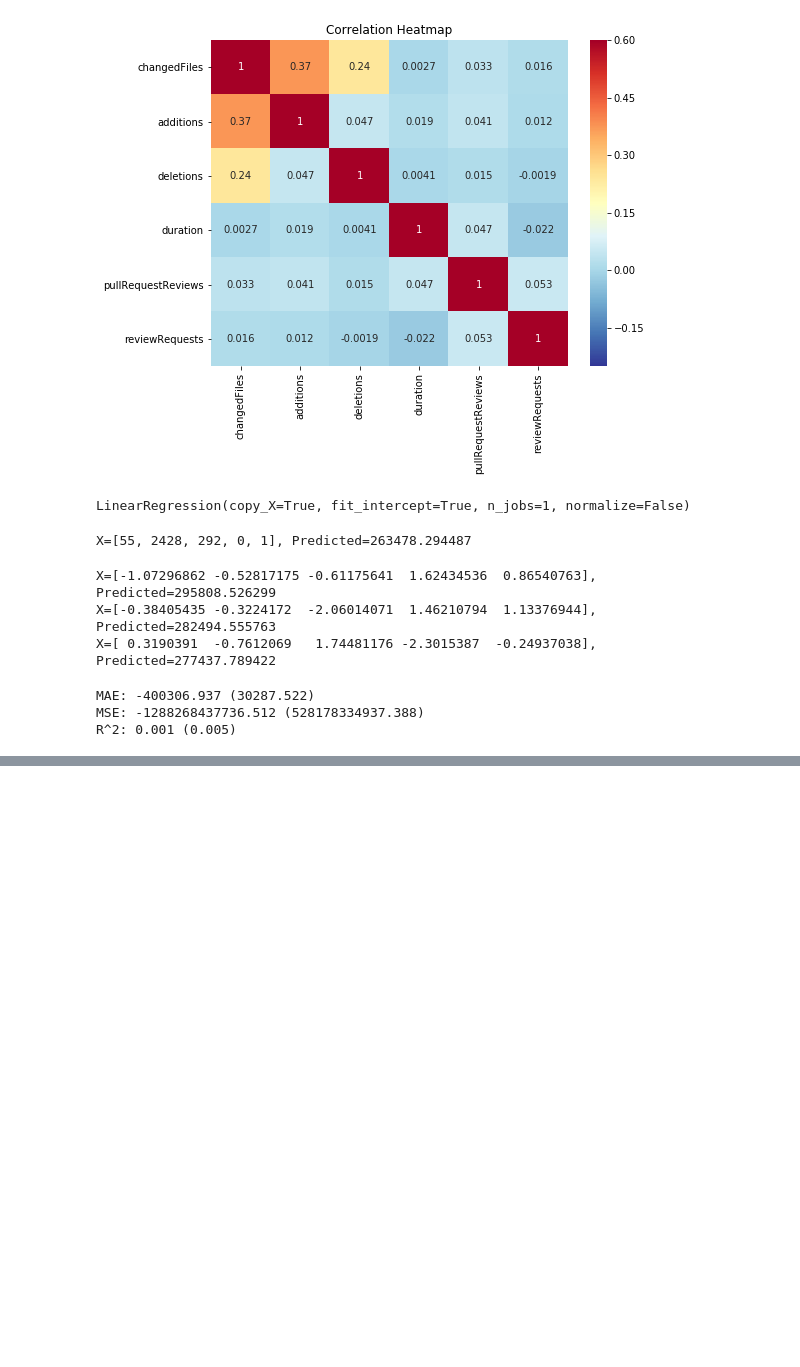
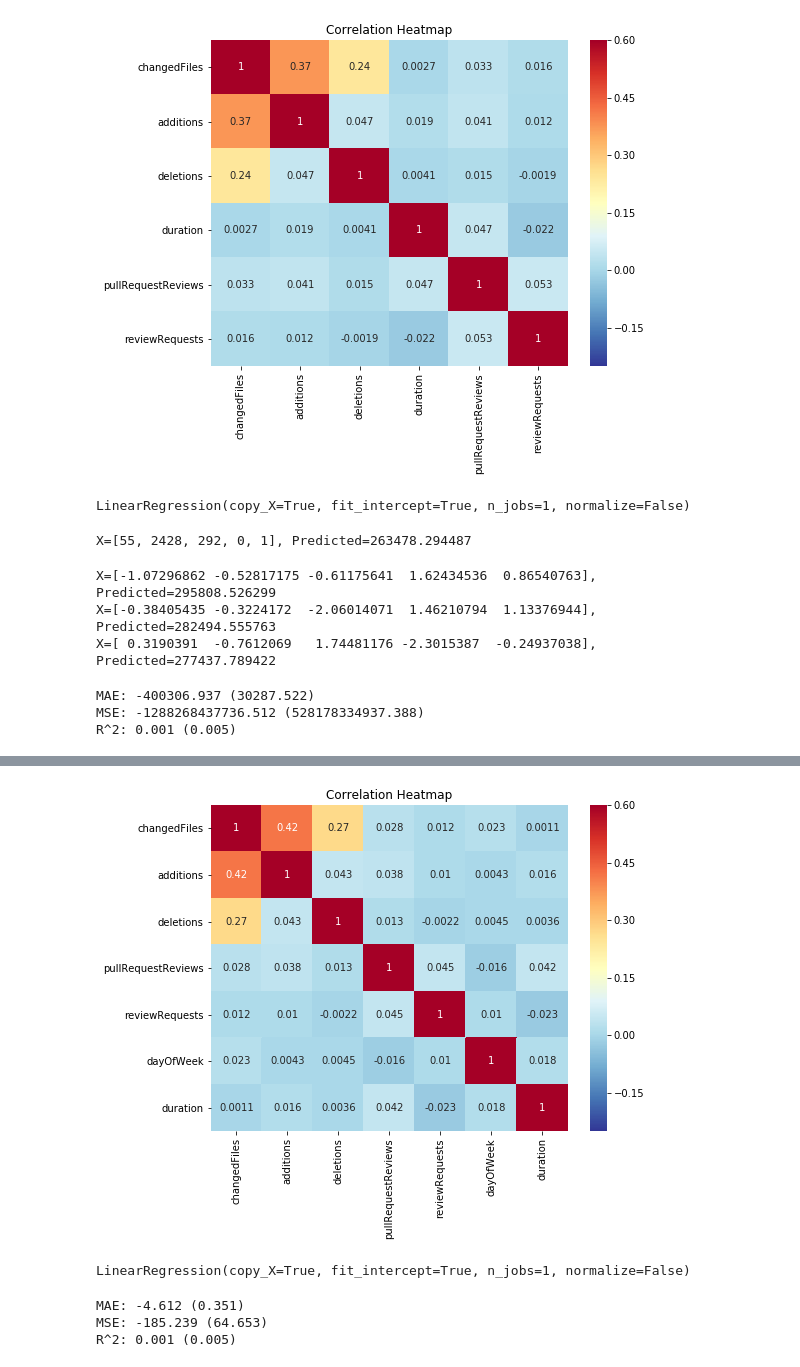
Before and after one commit to dave-melillo/portfolio, a Jupyter notebook: MN_LEARNING_112019.ipynb, the cells around one changed output, grey strips where cells are left out. Drawn from its saved outputs; the diff is of its cells as text; code cells hidden in the pictures; blank space fills up the shorter version.

```diff
--- a/MN_LEARNING_112019.ipynb
+++ b/MN_LEARNING_112019.ipynb
@@ -141,0 +150,6 @@ R^2: 0.001 (0.005)
+# %%
+# load
+df = pd.read_csv('learning2.csv')
+print('Training data shape: ', df.shape)
+#df.head()
+df.describe()
@@ -141,0 +167,4 @@ R^2: 0.001 (0.005)
+# %%
+# Extract the EXT_SOURCE variables and show correlations
+ext_data_corrs = df.corr()
+ext_data_corrs
@@ -141,0 +180,56 @@ R^2: 0.001 (0.005)
+# %%
+plt.figure(figsize = (8, 6))
+
+# Heatmap of correlations
+sns.heatmap(ext_data_corrs, cmap = plt.cm.RdYlBu_r, vmin = -0.25, annot = True, vmax = 0.6)
+plt.title('Correlation Heatmap')
+plt.show();
+# %% [output]
+[figure, added]
+# %%
+#file input
+learning = pd.read_csv('learning2.csv')
+
+#features
+feature_cols = ['changedFiles','additions','deletions','pullRequestReviews','dayOfWeek','reviewRequests']
+#feature_cols = ['deletions','pullRequestReviews']
+
+#feature harness
+X = learning.loc[:, feature_cols]
+
+#target harness
+Y = learning.duration
+
+#model fit
+model = LinearRegression()
+model.fit(X, Y)
+# %% [output]
+LinearRegression(copy_X=True, fit_intercept=True, n_jobs=1, normalize=False)
+# %%
+# Cross Validation Regression MAE
+seed = 7
+kfold = model_selection.KFold(n_splits=10, random_state=seed)
+model = LinearRegression()
+scoring = 'neg_mean_absolute_error'
+results = model_selection.cross_val_score(model, X, Y, cv=kfold, scoring=scoring)
+print("MAE: %.3f (%.3f)") % (results.mean(), results.std())
+
+# Cross Validation Regression MSE
+seed = 7
+kfold = model_selection.KFold(n_splits=10, random_state=seed)
+model = LinearRegression()
+scoring = 'neg_mean_squared_error'
+results = model_selection.cross_val_score(model, X, Y, cv=kfold, scoring=scoring)
+print("MSE: %.3f (%.3f)") % (results.mean(), results.std())
+
+# Cross Validation Regression R^2
+seed = 7
+kfold = model_selection.KFold(n_splits=10, random_state=seed)
+model = LinearRegression()
+scoring = 'r2'
+results = model_selection.cross_val_score(model, X, Y, cv=kfold, scoring=scoring)
+print("R^2: %.3f (%.3f)") % (results.mean(), results.std())
+# %% [output]
+MAE: -4.612 (0.351)
+MSE: -185.239 (64.653)
+R^2: 0.001 (0.005)
```
Also changed, not shown: parts of 13 cells of this notebook.
